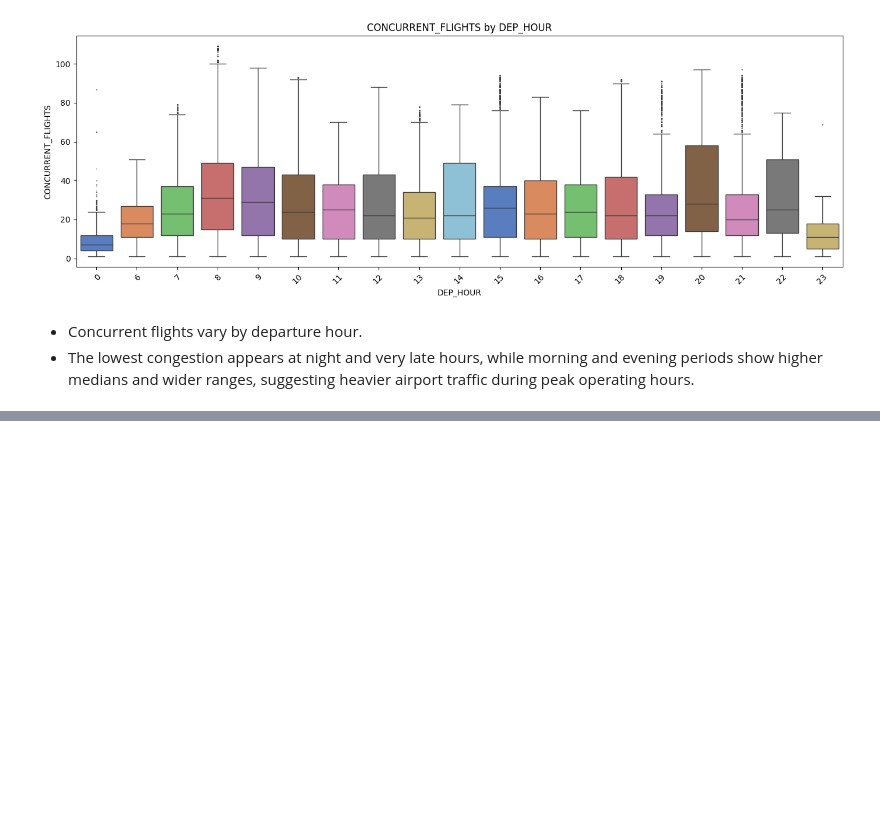
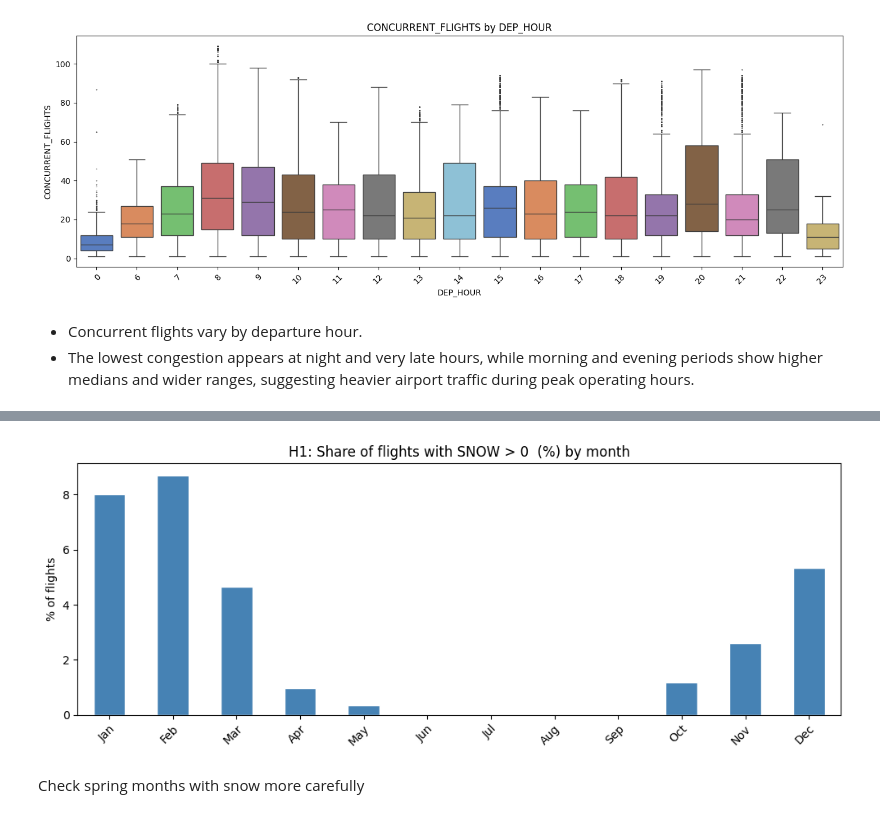
Before and after one commit to AlinaYakubova/ml-flight-felay-prediction, a Jupyter notebook: flight_delay_prediction.ipynb, the cells around one changed output, grey strips where cells are left out. Drawn from its saved outputs; the diff is of its cells as text; code cells hidden in the pictures; blank space fills up the shorter version.

```diff
--- a/flight_delay_prediction.ipynb
+++ b/flight_delay_prediction.ipynb
@@ -307,0 +476,22 @@ plot_boxplot_by_category(df, "DEP_HOUR", "CONCURRENT_FLIGHTS", top_n=24)
+# %%
+snow_by_month = (
+    df.assign(has_snow=(df["SNOW"] > 0))
+    .groupby("MONTH_NAME")["has_snow"]
+    .mean()
+    .mul(100)
+    .reindex(MONTH_ORDER)
+)
+# %%
+fig, ax = plt.subplots(figsize=(10, 4))
+snow_by_month.plot(kind="bar", ax=ax, color="steelblue", edgecolor="white")
+ax.set_title("H1: Share of flights with SNOW > 0  (%) by month")
+ax.set_ylabel("% of flights")
+ax.set_xlabel("")
+ax.tick_params(axis="x", rotation=45)
+plt.setp(ax.get_xticklabels(), ha="right", rotation_mode="anchor")
+plt.tight_layout()
+plt.show()
+# %% [output]
+[figure, added]
+# %% [markdown]
+Check spring months with snow more carefully
```
Also changed, not shown: parts of 39 cells of this notebook.
